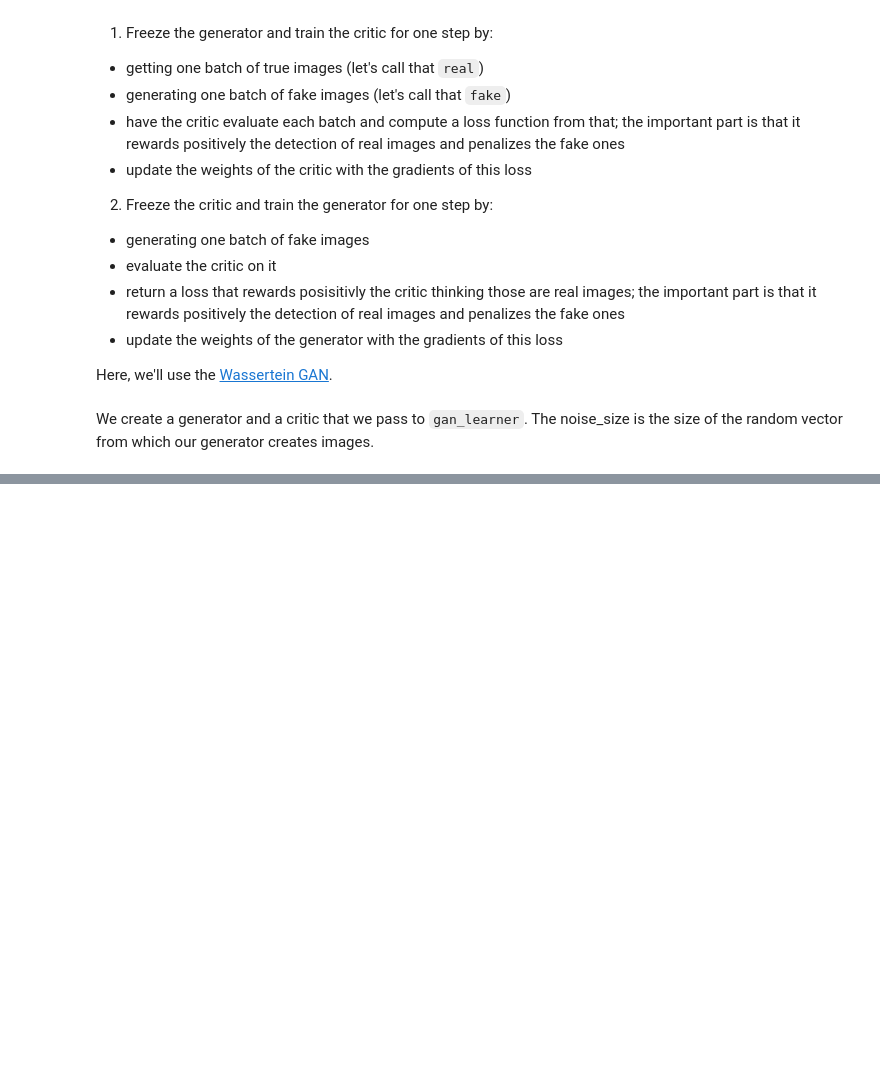
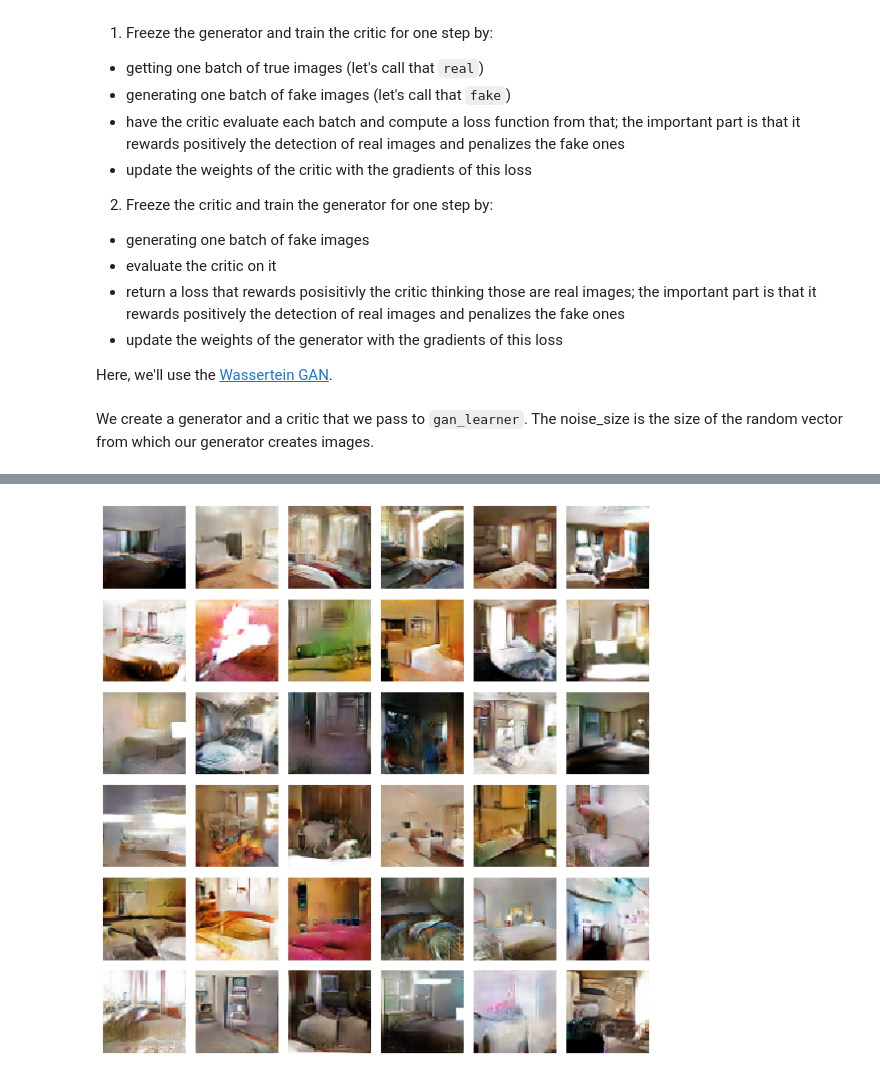
Before and after one commit to anurag89sharma/fastai-course-v3, a Jupyter notebook: dl1/lesson7-wgan.ipynb, the cells around one changed output, grey strips where cells are left out. Cells and saved outputs as stored; diff of their text form; code cells hidden in the pictures; blank space fills up the shorter version.

```diff
--- a/dl1/lesson7-wgan.ipynb
+++ b/dl1/lesson7-wgan.ipynb
@@ -87,3 +85,5 @@ learn.fit(30,2e-4)
 # %%
 learn.gan_trainer.switch(gen_mode=True)
-learn.show_results(ds_type=DatasetType.Train, rows=16, figsize=(8,8))
+learn.show_results(ds_type=DatasetType.Train, rows=6, figsize=(8,8))
+# %% [output]
+[figure, added]
```
Also changed, not shown: parts of 2 cells of this notebook.
